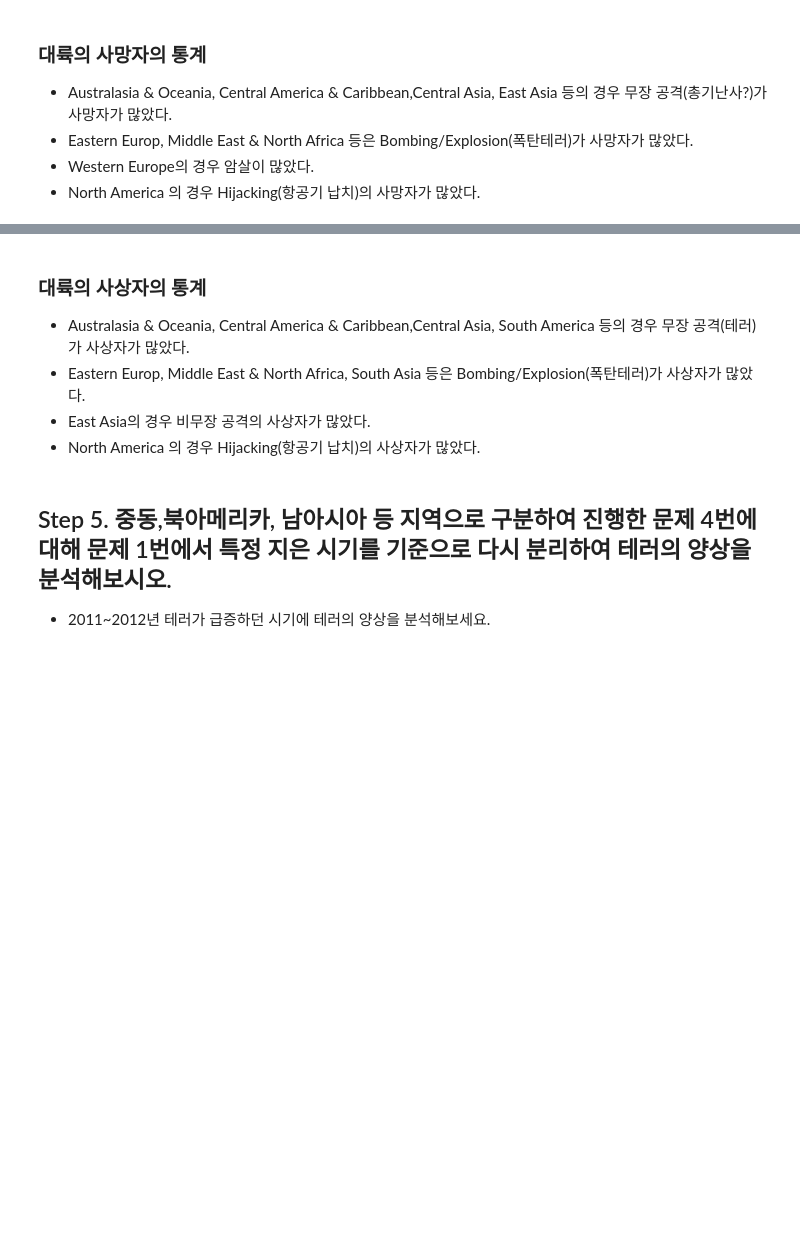
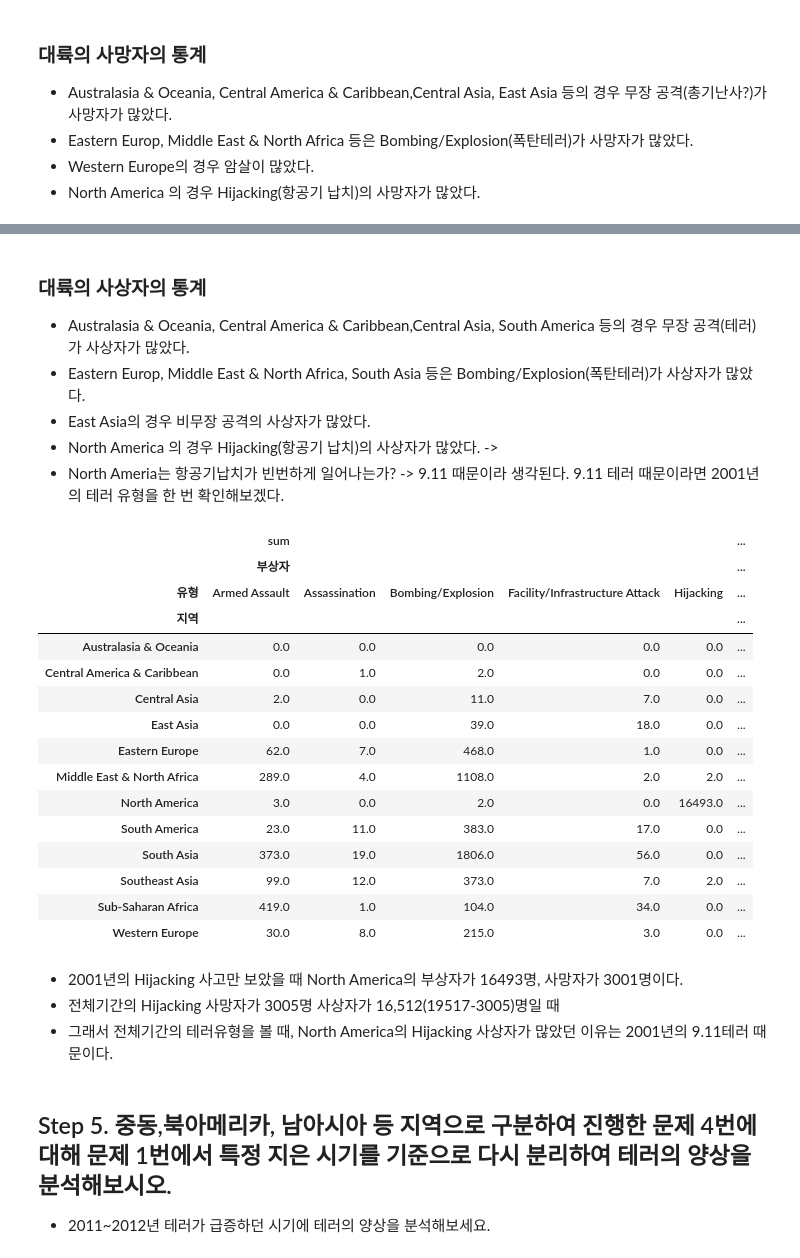
Before and after one commit to brainKimDu/EDA_toy_project, a Jupyter notebook: 세계 테러 데이터 분석/World_Terror_ver3.ipynb, the cells around one changed output, grey strips where cells are left out. Saved outputs shown, nothing was run; the diff lists cells and outputs as text; code cells hidden in the pictures; blank space fills up the shorter version.

```diff
--- a/세계 테러 데이터 분석/World_Terror_ver3.ipynb
+++ b/세계 테러 데이터 분석/World_Terror_ver3.ipynb
@@ -538,7 +538,43 @@ continent_Terror_injury.style.apply(draw_color_at_maxmum,color='#ff9090',axis=1)
 - Australasia & Oceania, Central America & Caribbean,Central Asia, South America 등의 경우 무장 공격(테러)가 사상자가 많았다.
 - Eastern Europ, Middle East & North Africa, South Asia 등은 Bombing/Explosion(폭탄테러)가 사상자가 많았다.
 - East Asia의 경우 비무장 공격의 사상자가 많았다.
-- North America	의 경우 Hijacking(항공기 납치)의 사상자가 많았다.
+- North America	의 경우 Hijacking(항공기 납치)의 사상자가 많았다. ->
+- North Ameria는 항공기납치가 빈번하게 일어나는가? -> 9.11 때문이라 생각된다. 9.11 테러 때문이라면 2001년의 테러 유형을 한 번 확인해보겠다.
+# %%
+Terror_world_why_america = Terror_World[(Terror_World["iyear"] == 2001)]
+
+Terror_world_why_america_2001 = Terror_world_why_america.loc[:, ["country_txt", "region_txt", "attacktype1_txt",  "nkill", "nwound" ]].fillna(0)
+
+Terror_world_why_america_2001.rename(columns={Terror_world_why_america_2001.columns[0]: "국가"}, inplace=True)
+Terror_world_why_america_2001.rename(columns={Terror_world_why_america_2001.columns[1]: "지역"}, inplace=True)
+Terror_world_why_america_2001.rename(columns={Terror_world_why_america_2001.columns[2]: "유형"}, inplace=True)
+Terror_world_why_america_2001.rename(columns={Terror_world_why_america_2001.columns[3]: "사망자"}, inplace=True)
+Terror_world_why_america_2001.rename(columns={Terror_world_why_america_2001.columns[4]: "부상자"}, inplace=True)
+
+
+Terror_world_why_america_2001_pivot =Terror_world_why_america_2001.pivot_table(Terror_world_why_america_2001, index=["지역"], columns=["유형"],  aggfunc = [np.sum] )
+Terror_world_why_america_2001_pivot.fillna(0)
+# %% [output]
+|  | sum |  |  |  |  | ... |
+|  | 부상자 |  |  |  |  | ... |
+| 유형 | Armed Assault | Assassination | Bombing/Explosion | Facility/Infrastructure Attack | Hijacking | ... |
+| 지역 |  |  |  |  |  | ... |
+| Australasia & Oceania | 0.0 | 0.0 | 0.0 | 0.0 | 0.0 | ... |
+| Central America & Caribbean | 0.0 | 1.0 | 2.0 | 0.0 | 0.0 | ... |
+| Central Asia | 2.0 | 0.0 | 11.0 | 7.0 | 0.0 | ... |
+| East Asia | 0.0 | 0.0 | 39.0 | 18.0 | 0.0 | ... |
+| Eastern Europe | 62.0 | 7.0 | 468.0 | 1.0 | 0.0 | ... |
+| Middle East & North Africa | 289.0 | 4.0 | 1108.0 | 2.0 | 2.0 | ... |
+| North America | 3.0 | 0.0 | 2.0 | 0.0 | 16493.0 | ... |
+| South America | 23.0 | 11.0 | 383.0 | 17.0 | 0.0 | ... |
+| South Asia | 373.0 | 19.0 | 1806.0 | 56.0 | 0.0 | ... |
+| Southeast Asia | 99.0 | 12.0 | 373.0 | 7.0 | 2.0 | ... |
+| Sub-Saharan Africa | 419.0 | 1.0 | 104.0 | 34.0 | 0.0 | ... |
+| Western Europe | 30.0 | 8.0 | 215.0 | 3.0 | 0.0 | ... |
+# %% [markdown]
+- 2001년의 Hijacking 사고만 보았을 때 North America의 부상자가 16493명, 사망자가 3001명이다.
+- 전체기간의 Hijacking 사망자가 3005명 사상자가 16,512(19517-3005)명일 때
+- 그래서 전체기간의 테러유형을 볼 때, North America의 Hijacking 사상자가 많았던 이유는 2001년의 9.11테러 때문이다.
 # %% [markdown]
 ## Step 5. 중동,북아메리카, 남아시아 등 지역으로 구분하여 진행한 문제 4번에 대해 문제 1번에서 특정 지은 시기를 기준으로 다시 분리하여 테러의 양상을 분석해보시오.
 
```
